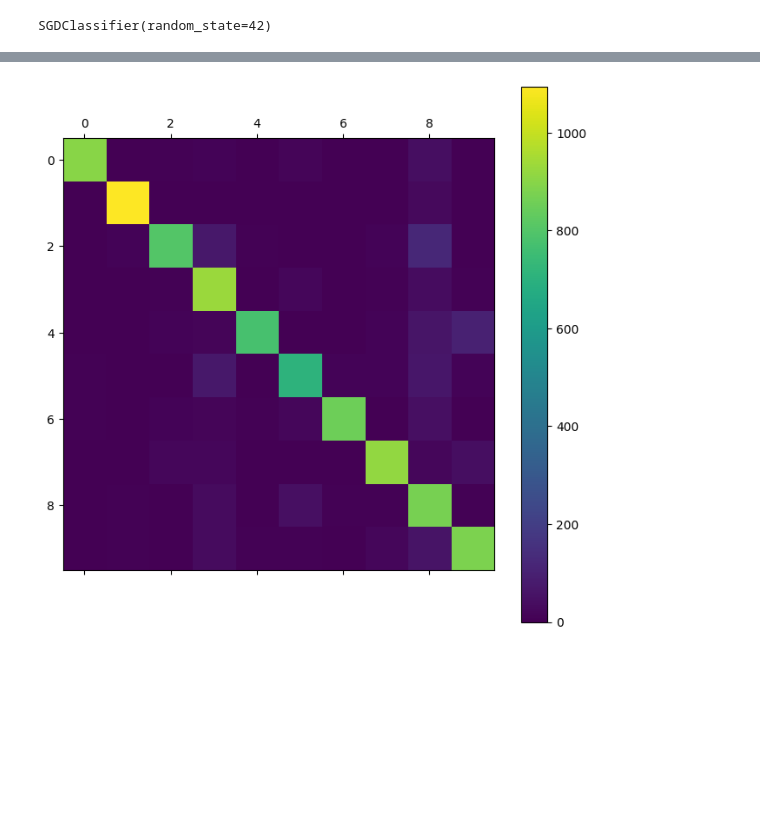
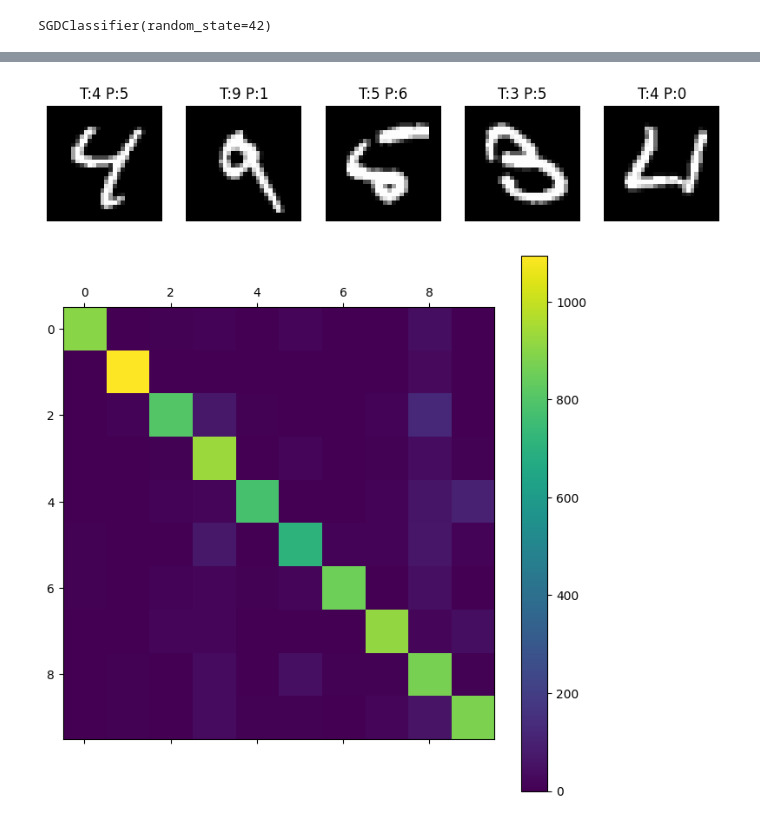
Before and after one commit to FelixH-git/SVM-Pipeline, a Jupyter notebook: LAb4.ipynb, the cells around one changed output, grey strips where cells are left out. Cells and saved outputs as stored; diff of their text form; code cells hidden in the pictures; blank space fills up the shorter version.

```diff
--- a/LAb4.ipynb
+++ b/LAb4.ipynb
@@ -105,3 +165,7 @@ sgd_preds = sgd_clf.predict(X_test)
+# %%
+plot_misclassified (sgd_preds)
+# %% [output]
+[figure, added]
 # %%
 conf_mx_sgd = confusion_matrix(y_test, sgd_preds)
 
```
Also changed, not shown: parts of 9 cells of this notebook.
